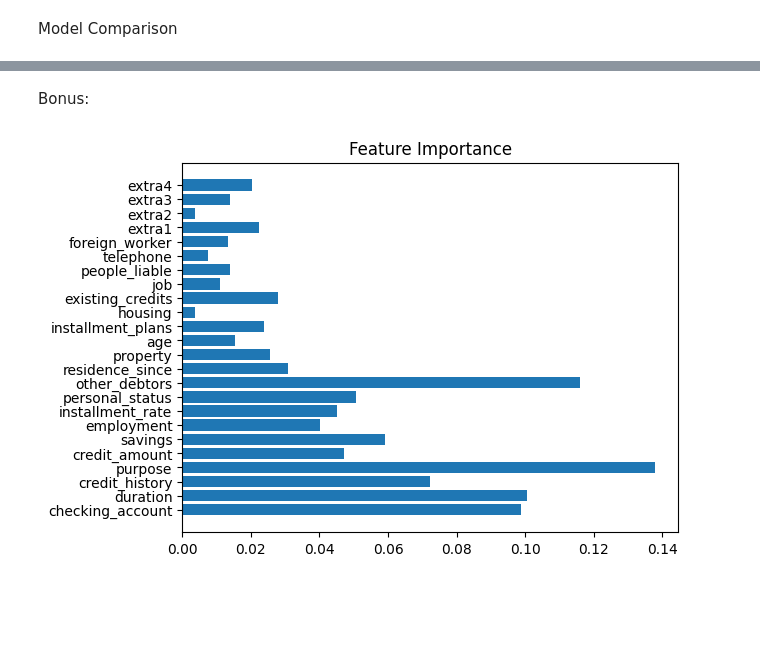
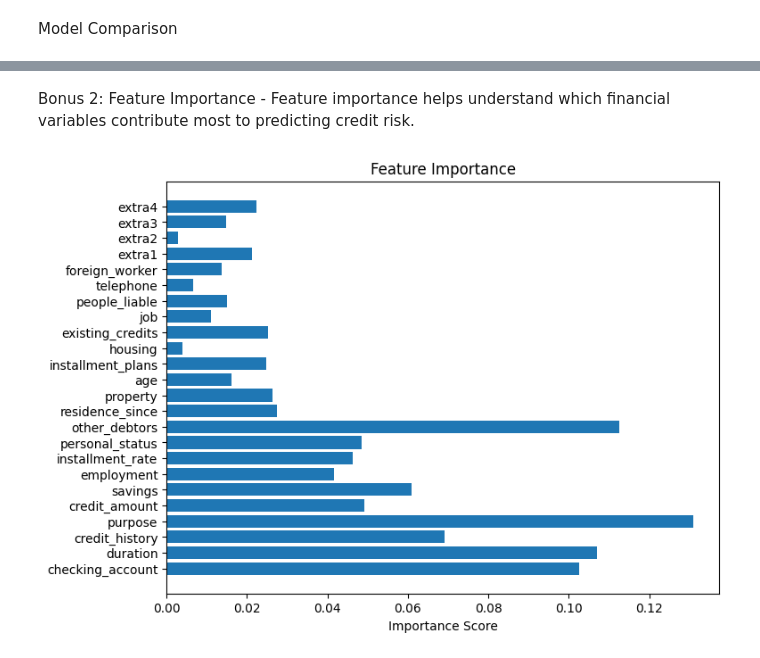
Before and after one commit to rphm95/credit-risk-classification, a Jupyter notebook: notebook/credit_risk_project.ipynb, the cells around one changed output, grey strips where cells are left out. Saved outputs shown, nothing was run; the diff lists cells and outputs as text; code cells hidden in the pictures; blank space fills up the shorter version.

Commit message:
finalized model training

```diff
--- a/notebook/credit_risk_project.ipynb
+++ b/notebook/credit_risk_project.ipynb
@@ -135,18 +240,26 @@ Logistic Regression
 # %%
 from sklearn.linear_model import LogisticRegression
 
-model_log = LogisticRegression(max_iter=1000)
+# Initialize Logistic Regression model
 
-model_log.fit(X_train, y_train)
+log_model = LogisticRegression(max_iter=1000)
 
-y_pred_log = model_log.predict(X_test)
+# Train the model
+log_model.fit(X_train, y_train)
+
+# Predict risk on test dataset
+y_pred_log = log_model.predict(X_test)
 # %% [markdown]
 Random Forest
 # %%
 from sklearn.ensemble import RandomForestClassifier
 
-model_rf = RandomForestClassifier()
+# Initialize Random Forest classifier
 
-model_rf.fit(X_train, y_train)
+rf_model = RandomForestClassifier()
 
-y_pred_rf = model_rf.predict(X_test)
+# Train the model
+rf_model.fit(X_train, y_train)
+
+# Predict risk using the trained model
+y_pred_rf = rf_model.predict(X_test)
@@ -188,10 +379,19 @@ plt.show()
 # %% [markdown]
-Bonus:
+Bonus 2: Feature Importance -
+Feature importance helps understand which financial variables contribute most to predicting credit risk.
 # %%
-importances = model_rf.feature_importances_
+# Identify which features most influence credit risk predictions
+
+importances = rf_model.feature_importances_
+
+plt.figure(figsize=(8,6))
 
 plt.barh(X.columns, importances)
+
 plt.title("Feature Importance")
+
+plt.xlabel("Importance Score")
+
 plt.show()
 # %% [output]
-[figure, old version]
+[figure, new version]
```
Also changed, not shown: parts of 26 cells of this notebook.
